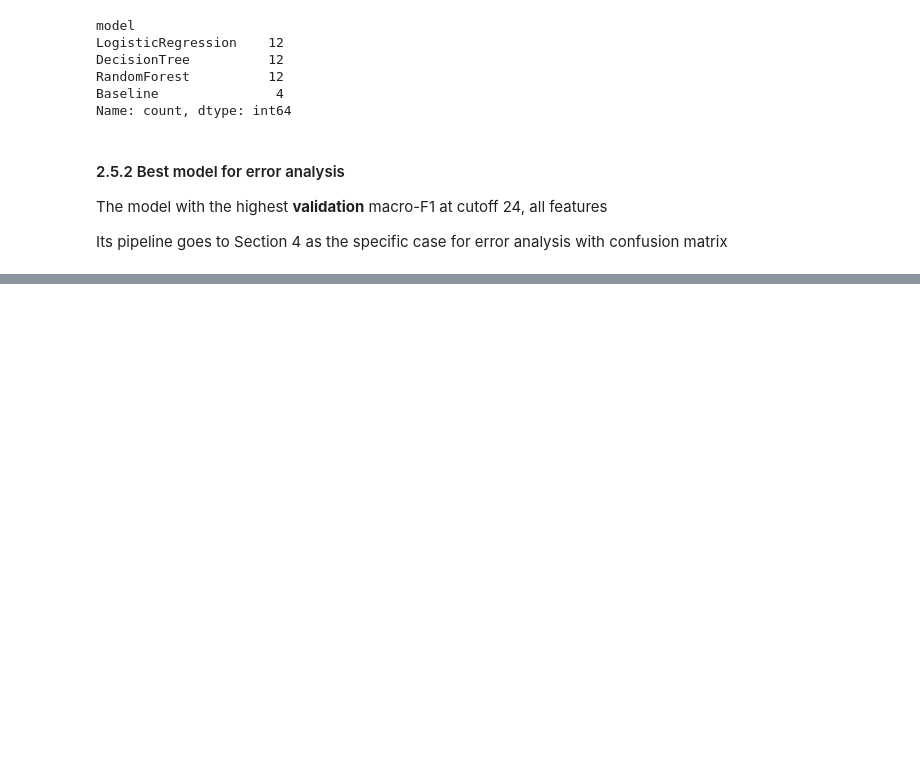
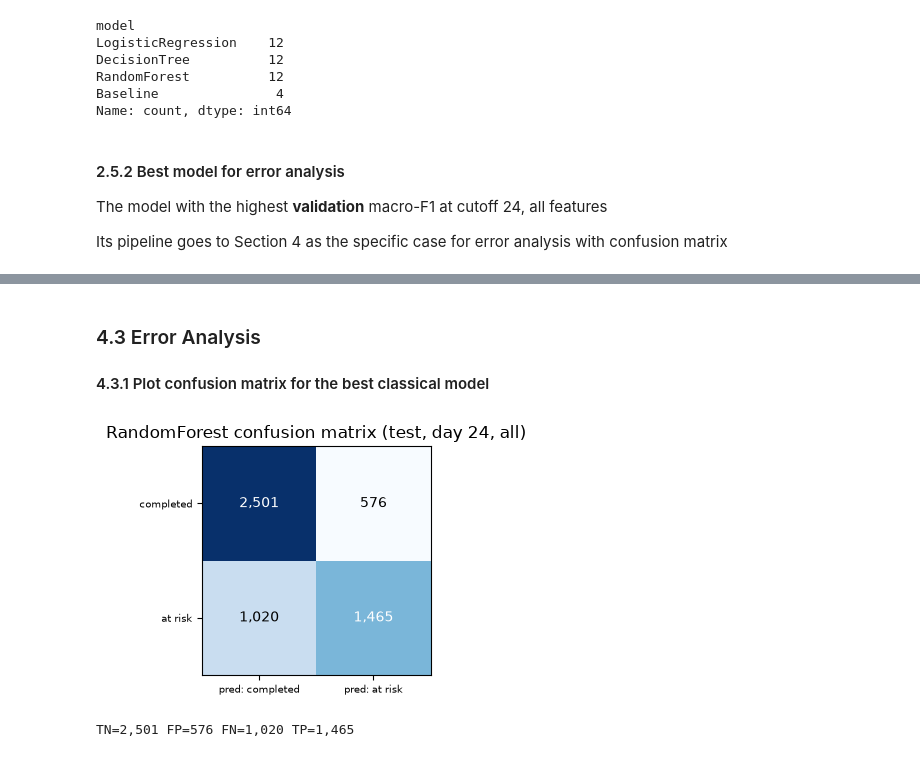
Before and after one commit to guangyu11/OULAD-Prediction, a Jupyter notebook: main.ipynb, the cells around one changed output, grey strips where cells are left out. Cells and saved outputs as stored; diff of their text form; code cells hidden in the pictures; blank space fills up the shorter version.

```diff
--- a/main.ipynb
+++ b/main.ipynb
@@ -857,4 +863,4 @@ best_model = {
 }
 
 # the best model pipeline
-best_pipe = best_model[best_name]
+best_pipe_classical = best_model[best_name]
@@ -860,0 +1058,27 @@ best_pipe = best_model[best_name]
+# %% [markdown]
+### 4.3 Error Analysis
+
+#### 4.3.1 Plot confusion matrix for the best classical model
+# %%
+train, val, test = SPLITS[24]
+cols = FEATURE_SETS["all"]
+proba = best_pipe_classical.predict_proba(test[cols])[:, 1]
+pred = (proba >= 0.5).astype(int)
+y = test[TARGET].values
+
+cm = confusion_matrix(y, pred)
+plt.figure(figsize=(3.4, 3))
+plt.imshow(cm, cmap="Blues")
+for i in range(2):
+    for j in range(2):
+        plt.text(j, i, f"{cm[i, j]:,}", ha="center", va="center",
+                 color="white" if cm[i, j] > cm.max() * .55 else "black")
+plt.xticks([0, 1], ["pred: completed", "pred: at risk"], fontsize=7)
+plt.yticks([0, 1], ["completed", "at risk"], fontsize=7)
+plt.title(f"{best_name} confusion matrix (test, day 24, all)")
+plt.tight_layout(); plt.show()
+tn, fp, fn, tp = cm.ravel()
+print(f"TN={tn:,} FP={fp:,} FN={fn:,} TP={tp:,}")
+# %% [output]
+[figure, added]
+TN=2,501 FP=576 FN=1,020 TP=1,465
```
Also changed, not shown: parts of 26 cells of this notebook.
